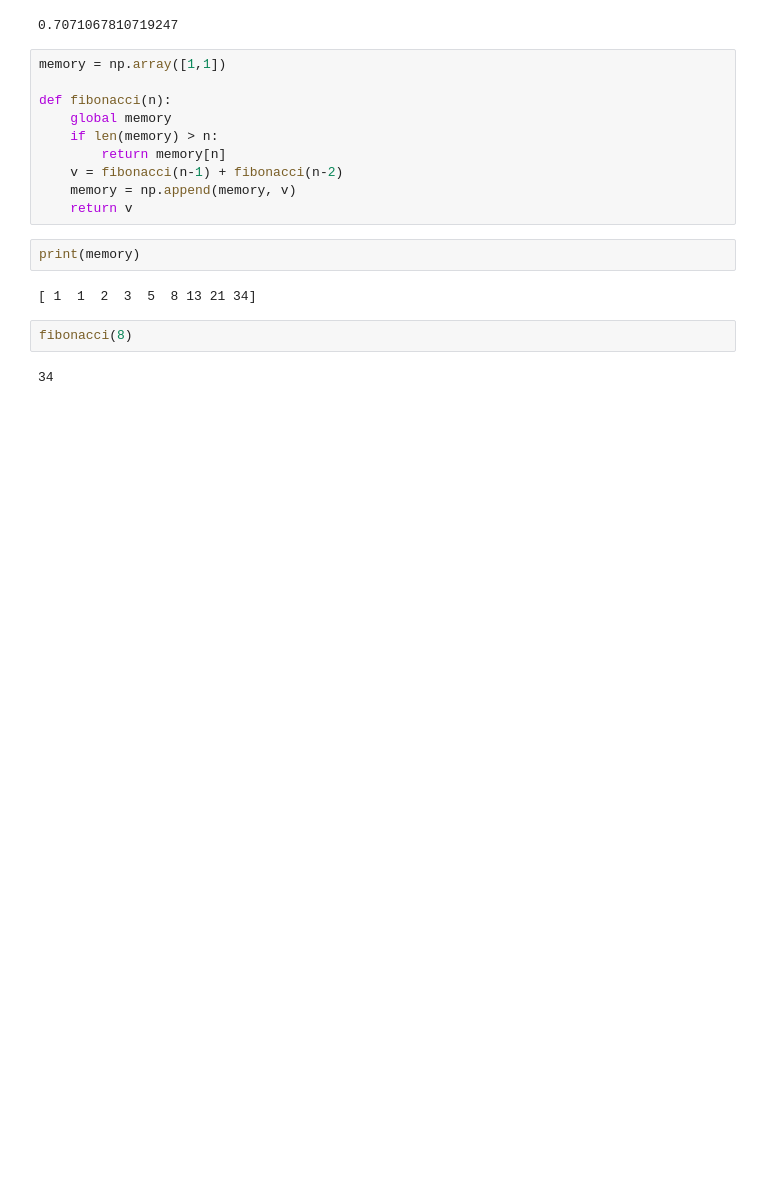
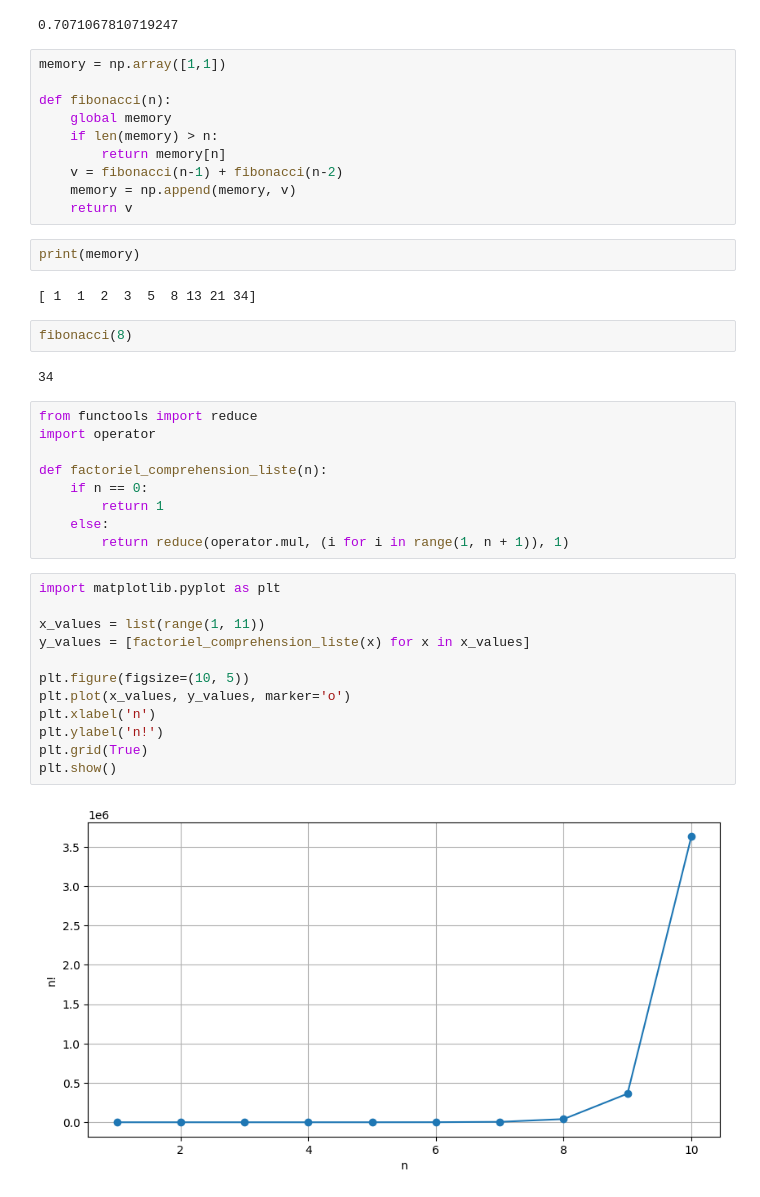
Before and after one commit to Uthmankontao/Analyse_Numerique, a Jupyter notebook: Travaux pratiques/TP01.ipynb, the cells around one changed output. Cells and saved outputs as stored; diff of their text form; blank space fills up the shorter version.

```diff
--- a/Travaux pratiques/TP01.ipynb
+++ b/Travaux pratiques/TP01.ipynb
@@ -168,3 +159,26 @@ print(memory)
 fibonacci(8)
 # %% [output]
 34
+# %%
+from functools import reduce
+import operator
+
+def factoriel_comprehension_liste(n):
+    if n == 0:
+        return 1
+    else:
+        return reduce(operator.mul, (i for i in range(1, n + 1)), 1)
+# %%
+import matplotlib.pyplot as plt
+
+x_values = list(range(1, 11))
+y_values = [factoriel_comprehension_liste(x) for x in x_values]
+
+plt.figure(figsize=(10, 5))
+plt.plot(x_values, y_values, marker='o')
+plt.xlabel('n')
+plt.ylabel('n!')
+plt.grid(True)
+plt.show()
+# %% [output]
+[figure, added]
```
Also changed, not shown: parts of 14 cells of this notebook, 7 other files.
